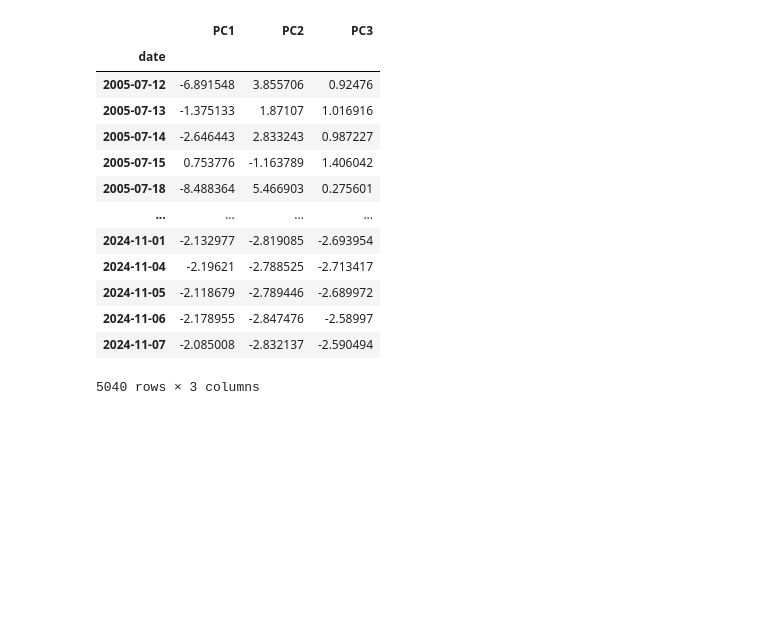
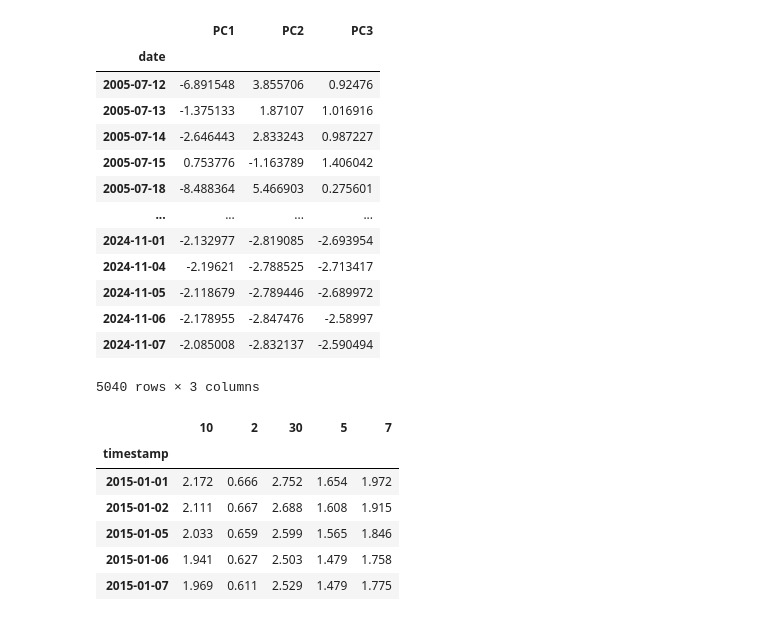
Before and after one commit to vittoriomanfriani/Fundamental-Factor-Model-for-Rates, a Jupyter notebook: PCA Factor Model.ipynb, the cells around one changed output. Drawn from its saved outputs; the diff is of its cells as text; code cells hidden in the pictures; blank space fills up the shorter version.

```diff
--- a/PCA Factor Model.ipynb
+++ b/PCA Factor Model.ipynb
@@ -141,3 +193,21 @@ def factor_model(pca_df, loading_dfs, data):
     return factors_returns_df, idyo_returns
 # %%
 factors_returns, idyo_returns = factor_model(pca_df, loading_dfs, data)
+# %%
+import numpy as np
+# PCA for CMTs
+data_cmt = pd.read_csv('/Users/vittoriomanfriani/Desktop/BSIC/Backtesting series - Part 3/CMT 2015-2024')
+# Rename columns to match maturities in years
+data_cmt.columns = [col.split('_')[-1].replace("Y", "") for col in data_cmt.columns]
+# %%
+data_cmt.set_index(data_cmt['timestamp'], inplace=True)
+data_cmt = data_cmt.iloc[:, 1:]
+data_cmt.head()
+# %% [output]
+|  | 10 | 2 | 30 | 5 | 7 |
+| timestamp |  |  |  |  |  |
+| 2015-01-01 | 2.172 | 0.666 | 2.752 | 1.654 | 1.972 |
+| 2015-01-02 | 2.111 | 0.667 | 2.688 | 1.608 | 1.915 |
+| 2015-01-05 | 2.033 | 0.659 | 2.599 | 1.565 | 1.846 |
+| 2015-01-06 | 1.941 | 0.627 | 2.503 | 1.479 | 1.758 |
+| 2015-01-07 | 1.969 | 0.611 | 2.529 | 1.479 | 1.775 |
```
Also changed, not shown: parts of 6 cells of this notebook.
